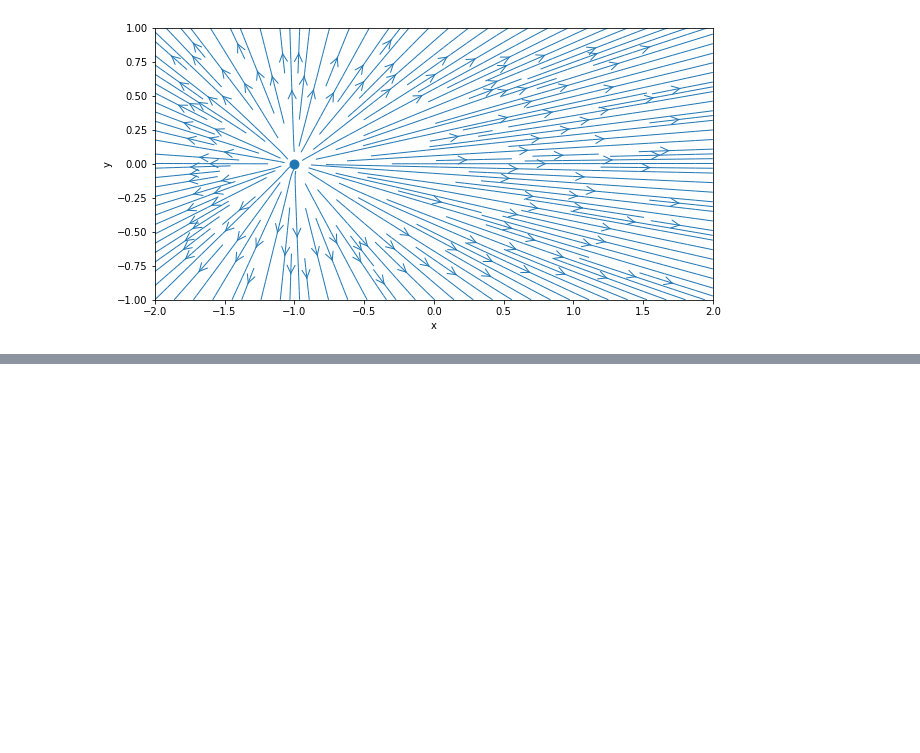
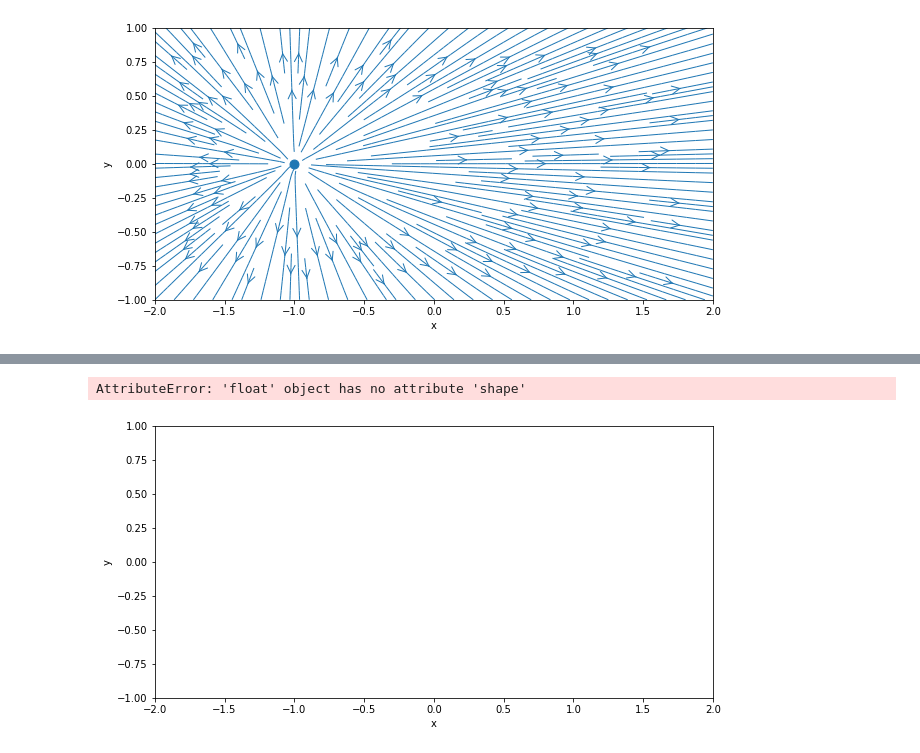
Before and after one commit to asabbagha/MAE6226, a Jupyter notebook: Class3.ipynb, the cells around one changed output, grey strips where cells are left out. Saved outputs shown, nothing was run; the diff lists cells and outputs as text; code cells hidden in the pictures; blank space fills up the shorter version.

```diff
--- a/Class3.ipynb
+++ b/Class3.ipynb
@@ -112,0 +113,9 @@ pyplot.scatter([x_source, x_sink] , [y_source, y_sink],
+# %%
+#potential lines
+strength_potential = 1.0
+theta = math.radians(0)
+u_pot = strength_potential
+v_pot = 0
+# %% [output]
+AttributeError: 'float' object has no attribute 'shape'
+[figure, added]
```
Also changed, not shown: parts of 3 cells of this notebook.
